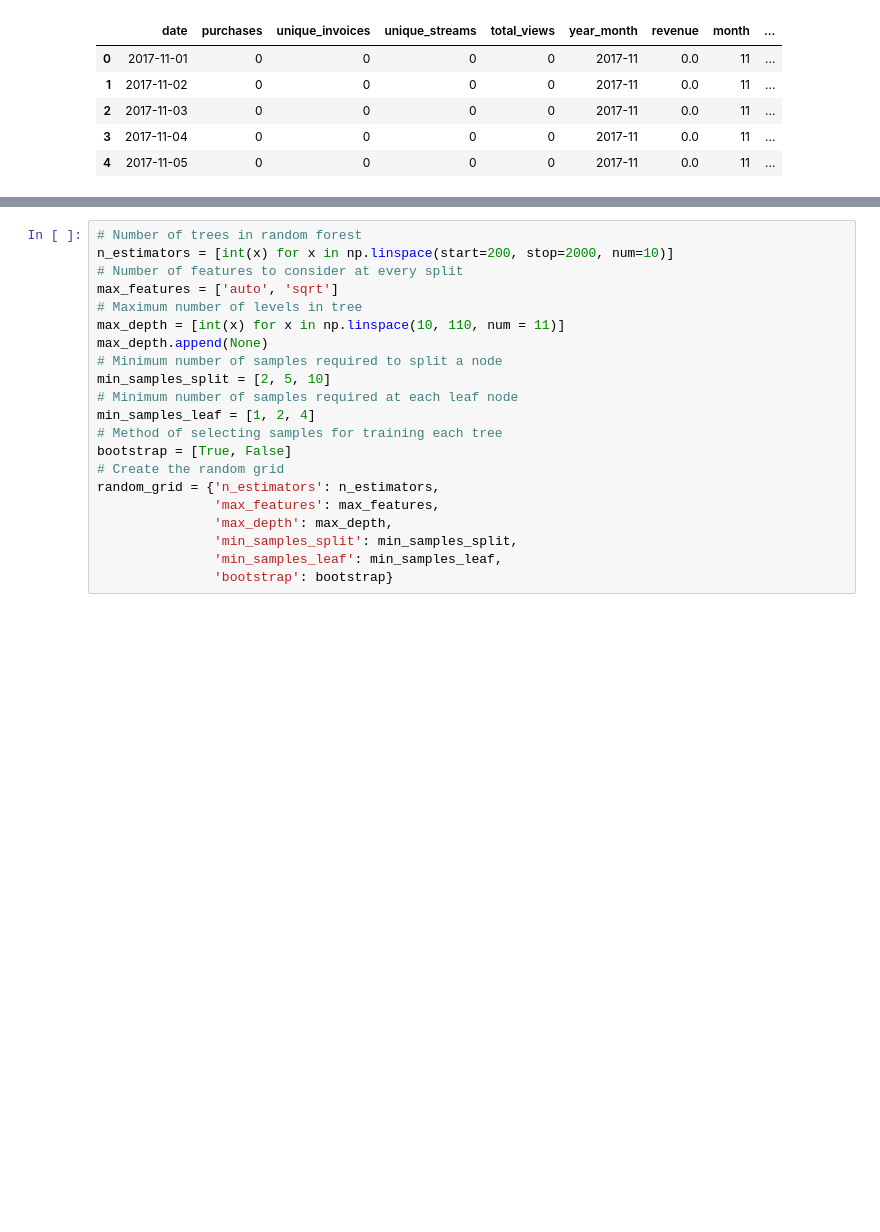
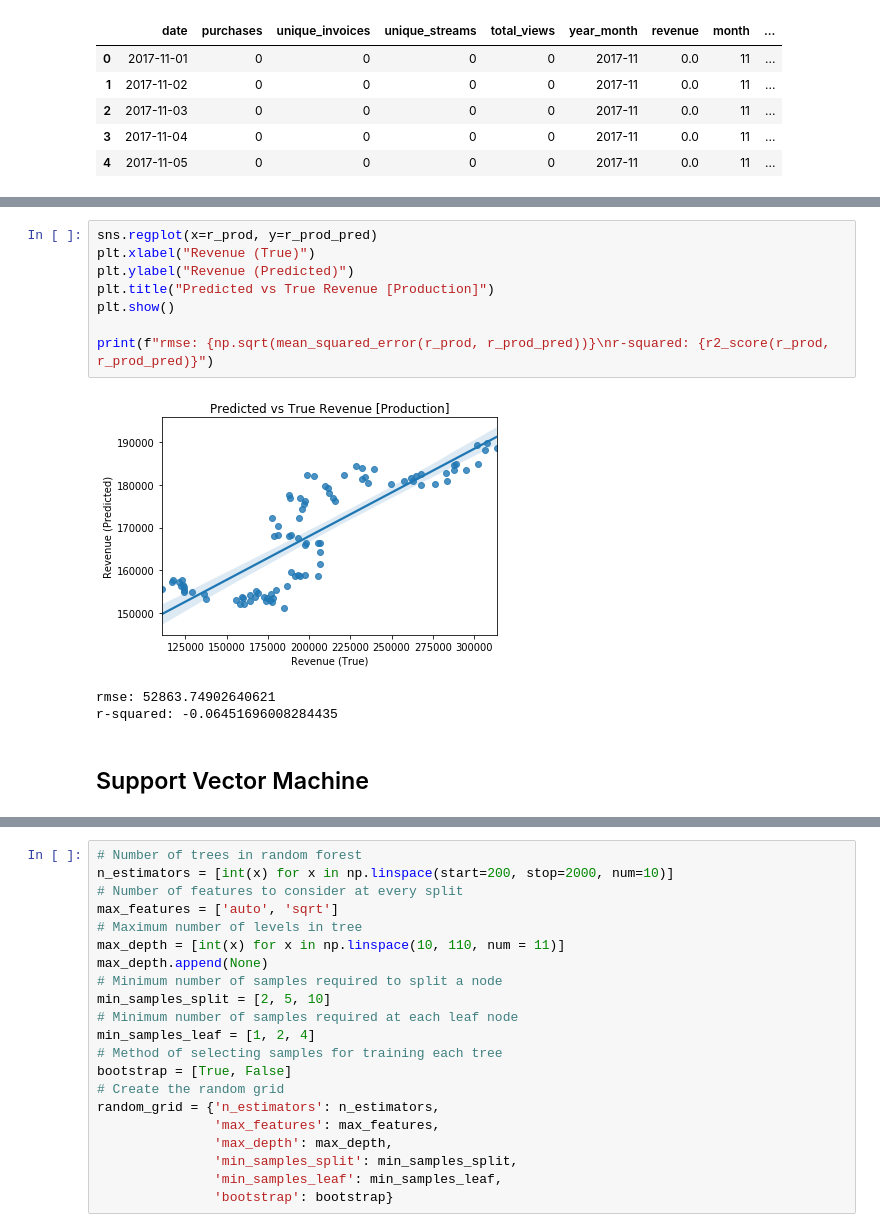
Before and after one commit to quillan86/ai-workflow-capstone, a Jupyter notebook: notebooks/model.ipynb, the cells around one changed output, grey strips where cells are left out. Drawn from its saved outputs; the diff is of its cells as text; blank space fills up the shorter version.

```diff
--- a/notebooks/model.ipynb
+++ b/notebooks/model.ipynb
@@ -363,0 +438,14 @@ print(dfi_train.shape, X_train.shape)
+# %%
+sns.regplot(x=r_prod, y=r_prod_pred)
+plt.xlabel("Revenue (True)")
+plt.ylabel("Revenue (Predicted)")
+plt.title("Predicted vs True Revenue [Production]")
+plt.show()
+
+print(f"rmse: {np.sqrt(mean_squared_error(r_prod, r_prod_pred))}\nr-squared: {r2_score(r_prod, r_prod_pred)}")
+# %% [output]
+[figure, added]
+rmse: 52863.74902640621
+r-squared: -0.06451696008284435
+# %% [markdown]
+## Support Vector Machine
```
Also changed, not shown: parts of 36 cells of this notebook, 2 other files.
